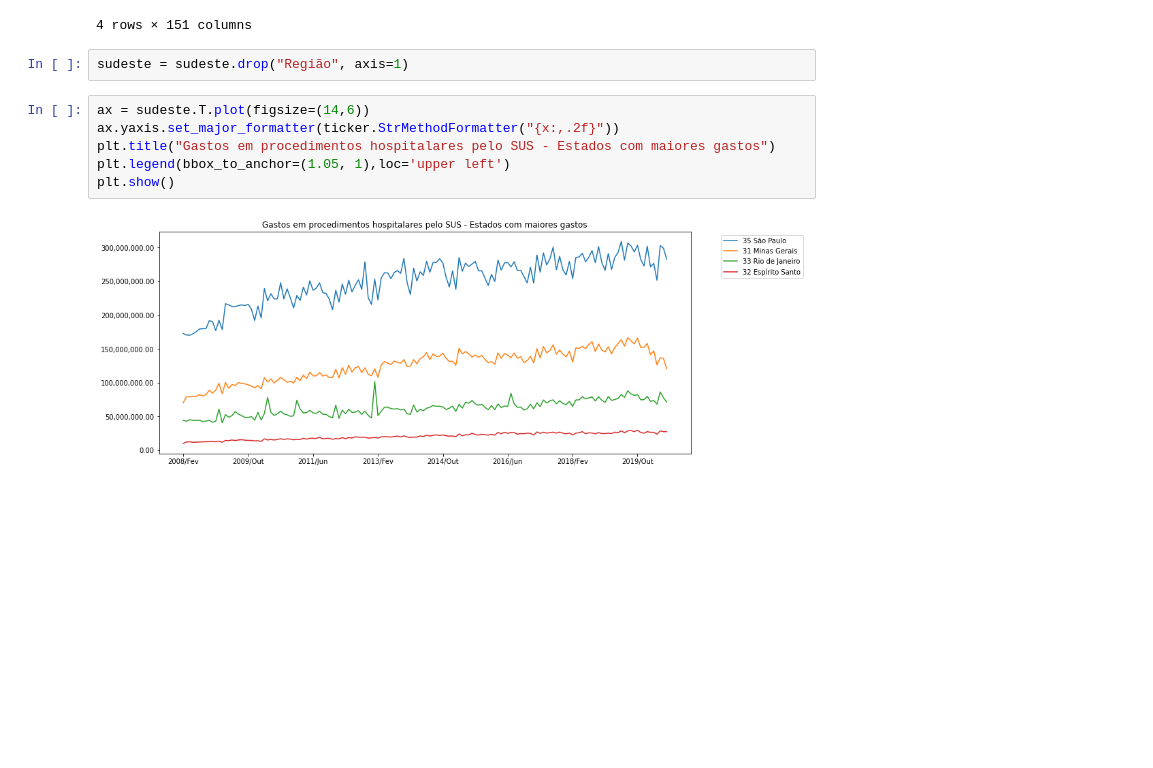
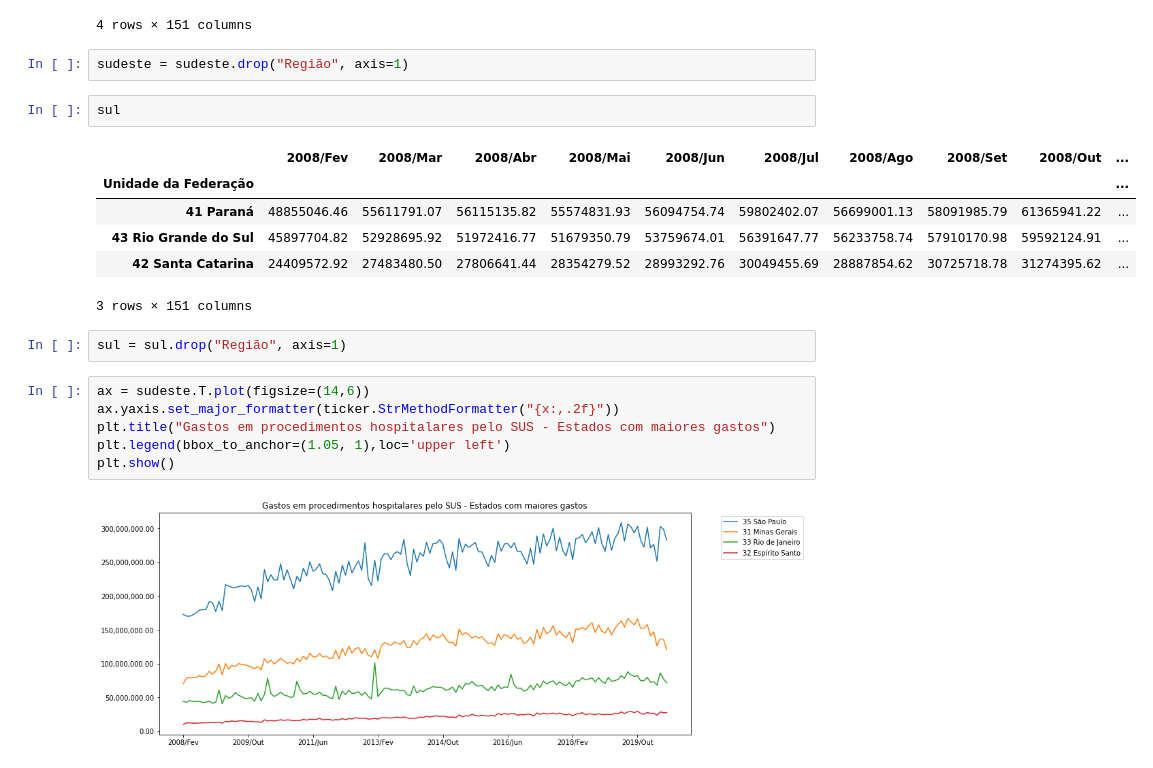
Before and after one commit to silviacfreitas/BootcampDataScienceAplicadaAlura, a Jupyter notebook: BootcampDSModulo01Aula03.ipynb, the cells around one changed output. Cells and saved outputs as stored; diff of their text form; blank space fills up the shorter version.

```diff
--- a/BootcampDSModulo01Aula03.ipynb
+++ b/BootcampDSModulo01Aula03.ipynb
@@ -659,6 +660,17 @@ sudeste
 4 rows × 151 columns
 # %%
 sudeste = sudeste.drop("Região", axis=1)
+# %%
+sul
+# %% [output]
+|  | 2008/Fev | 2008/Mar | 2008/Abr | 2008/Mai | 2008/Jun | 2008/Jul | 2008/Ago | 2008/Set | 2008/Out | ... |
+| Unidade da Federação |  |  |  |  |  |  |  |  |  | ... |
+| 41 Paraná | 48855046.46 | 55611791.07 | 56115135.82 | 55574831.93 | 56094754.74 | 59802402.07 | 56699001.13 | 58091985.79 | 61365941.22 | ... |
+| 43 Rio Grande do Sul | 45897704.82 | 52928695.92 | 51972416.77 | 51679350.79 | 53759674.01 | 56391647.77 | 56233758.74 | 57910170.98 | 59592124.91 | ... |
+| 42 Santa Catarina | 24409572.92 | 27483480.50 | 27806641.44 | 28354279.52 | 28993292.76 | 30049455.69 | 28887854.62 | 30725718.78 | 31274395.62 | ... |
+3 rows × 151 columns
+# %%
+sul = sul.drop("Região", axis=1)
 # %%
 ax = sudeste.T.plot(figsize=(14,6))
 ax.yaxis.set_major_formatter(ticker.StrMethodFormatter("{x:,.2f}"))
```
Also changed, not shown: parts of 6 cells of this notebook.
